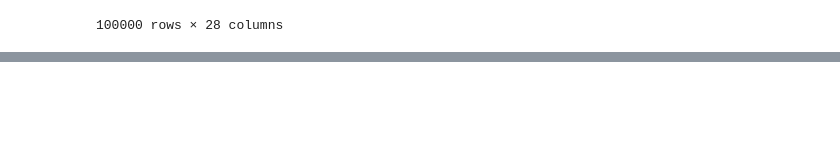
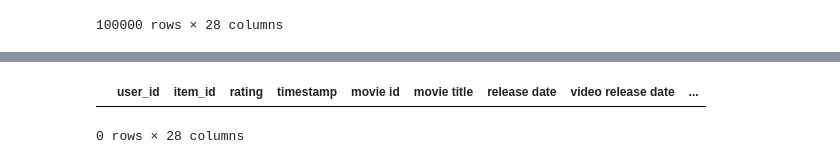
Before and after one commit to ArjunVylat/Movie-Recommendation-System, a Jupyter notebook: movie_recommendation_system.ipynb, the cells around one changed output, grey strips where cells are left out. Cells and saved outputs as stored; diff of their text form; code cells hidden in the pictures; blank space fills up the shorter version.

```diff
--- a/movie_recommendation_system.ipynb
+++ b/movie_recommendation_system.ipynb
@@ -60,0 +103,5 @@ df
+# %%
+df.dropna()
+# %% [output]
+|  | user_id | item_id | rating | timestamp | movie id | movie title | release date | video release date | ... |
+0 rows × 28 columns
```
Also changed, not shown: parts of 6 cells of this notebook, 1 other file.
